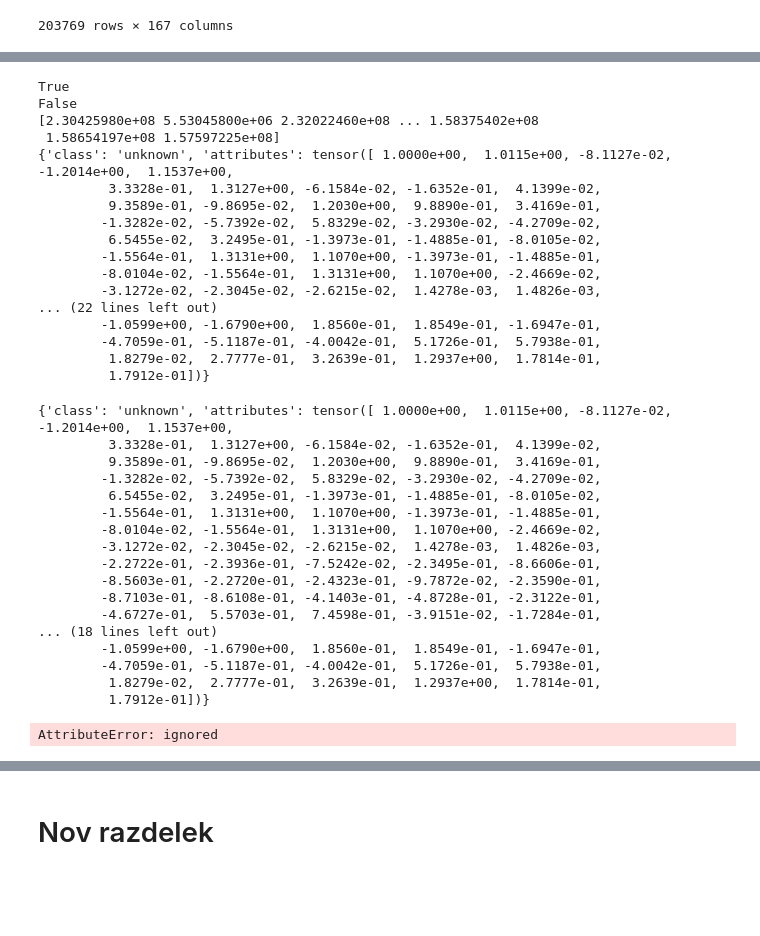
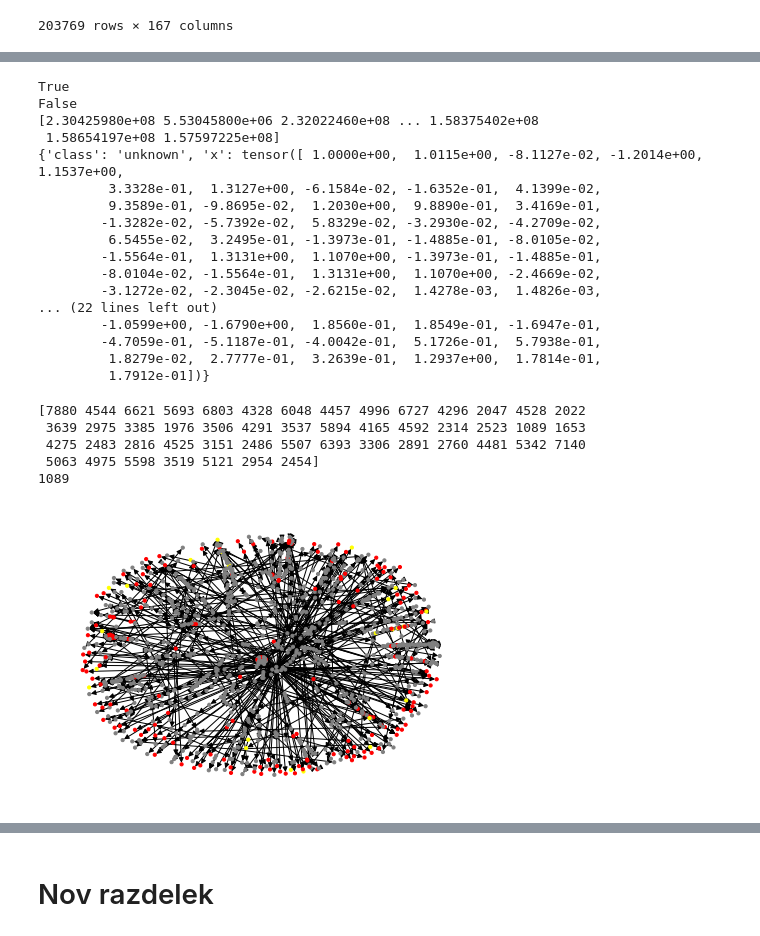
Before and after one commit to aleksgorica/MLGproject, a Jupyter notebook: Kopija_beležnice_MLGproject.ipynb, the cells around one changed output, grey strips where cells are left out. Drawn from its saved outputs; the diff is of its cells as text; code cells hidden in the pictures; blank space fills up the shorter version.

```diff
--- a/Kopija_beležnice_MLGproject.ipynb
+++ b/Kopija_beležnice_MLGproject.ipynb
@@ -83,8 +64,8 @@ features
 # %%
 
-G = nx.from_pandas_edgelist(edgelist, source='txId1', target='txId2', create_using=nx.DiGraph())
-print(nx.is_directed(G))
-G = G.to_undirected(reciprocal=False, as_view=False)
+Dir = nx.from_pandas_edgelist(edgelist, source='txId1', target='txId2', create_using=nx.DiGraph())
+print(nx.is_directed(Dir))
+G = Dir.to_undirected(reciprocal=False, as_view=False)
 print(nx.is_directed(G))
 nx.number_connected_components(G)
 
@@ -93,14 +74,14 @@ keys = features.values[:,0]
 rows = torch.Tensor(features.values[:, 1:])
 dick = dict(zip(keys, rows))
 print(keys)
-nx.set_node_attributes(G, dick, "attributes")
+nx.set_node_attributes(G, dick, "x")
 print(G.nodes[230460314])
 # %% [output]
 True
 False
 [2.30425980e+08 5.53045800e+06 2.32022460e+08 ... 1.58375402e+08
  1.58654197e+08 1.57597225e+08]
-{'class': 'unknown', 'attributes': tensor([ 1.0000e+00,  1.0115e+00, -8.1127e-02, -1.2014e+00,  1.1537e+00,
+{'class': 'unknown', 'x': tensor([ 1.0000e+00,  1.0115e+00, -8.1127e-02, -1.2014e+00,  1.1537e+00,
          3.3328e-01,  1.3127e+00, -6.1584e-02, -1.6352e-01,  4.1399e-02,
          9.3589e-01, -9.8695e-02,  1.2030e+00,  9.8890e-01,  3.4169e-01,
         -1.3282e-02, -5.7392e-02,  5.8329e-02, -3.2930e-02, -4.2709e-02,
@@ -113,37 +94,34 @@ False
         -4.7059e-01, -5.1187e-01, -4.0042e-01,  5.1726e-01,  5.7938e-01,
          1.8279e-02,  2.7777e-01,  3.2639e-01,  1.2937e+00,  1.7814e-01,
          1.7912e-01])}
-# %%
-print(G.nodes[230460314])
-
-A = sorted(nx.connected_components(G), key=len)
-S = []
-for sub in nx.connected_components(G):
-  s = G.subgraph(sub)
-  S.append(s)
-  nx.set_node_attributes(s, nx.get_node_attributes(s, "class").values())
-
-
-color_map = {"unknown": "grey", 1: "yellow", 2: "red"}
-print(S[0].nodes)
-colors = [color_map[node["class"]] for node in S[0].nodes]
-nx.draw(S[0], node_color=color_map)
-# %% [output]
-{'class': 'unknown', 'attributes': tensor([ 1.0000e+00,  1.0115e+00, -8.1127e-02, -1.2014e+00,  1.1537e+00,
-         3.3328e-01,  1.3127e+00, -6.1584e-02, -1.6352e-01,  4.1399e-02,
-         9.3589e-01, -9.8695e-02,  1.2030e+00,  9.8890e-01,  3.4169e-01,
-        -1.3282e-02, -5.7392e-02,  5.8329e-02, -3.2930e-02, -4.2709e-02,
-         6.5455e-02,  3.2495e-01, -1.3973e-01, -1.4885e-01, -8.0105e-02,
-        -1.5564e-01,  1.3131e+00,  1.1070e+00, -1.3973e-01, -1.4885e-01,
-        -8.0104e-02, -1.5564e-01,  1.3131e+00,  1.1070e+00, -2.4669e-02,
-        -3.1272e-02, -2.3045e-02, -2.6215e-02,  1.4278e-03,  1.4826e-03,
-        -2.2722e-01, -2.3936e-01, -7.5242e-02, -2.3495e-01, -8.6606e-01,
-        -8.5603e-01, -2.2720e-01, -2.4323e-01, -9.7872e-02, -2.3590e-01,
-        -8.7103e-01, -8.6108e-01, -4.1403e-01, -4.8728e-01, -2.3122e-01,
-        -4.6727e-01,  5.5703e-01,  7.4598e-01, -3.9151e-02, -1.7284e-01,
-... (18 lines left out)
-        -1.0599e+00, -1.6790e+00,  1.8560e-01,  1.8549e-01, -1.6947e-01,
-        -4.7059e-01, -5.1187e-01, -4.0042e-01,  5.1726e-01,  5.7938e-01,
-         1.8279e-02,  2.7777e-01,  3.2639e-01,  1.2937e+00,  1.7814e-01,
-         1.7912e-01])}
-AttributeError: ignored
+# %%
+A = sorted(nx.connected_components(G), key=len)
+S = []
+attClass = nx.get_node_attributes(G, "class")
+attAttributes = nx.get_node_attributes(G, "x")
+
+for sub in nx.connected_components(G):
+  s = Dir.subgraph(sub).copy()
+  S.append(s)
+  attrClass = dict((k, attClass[k]) for k in s.nodes)
+  attrAttributes = dict((k, attAttributes[k]) for k in s.nodes)
+
+  nx.set_node_attributes(s, attrClass, "class")
+  nx.set_node_attributes(s, attrAttributes, "x")
+# %%
+kl = np.array([len(s.nodes) for s in S])
+print(kl)
+ind = np.argmin(kl)
+print(kl[ind])
+# %% [output]
+[7880 4544 6621 5693 6803 4328 6048 4457 4996 6727 4296 2047 4528 2022
+ 3639 2975 3385 1976 3506 4291 3537 5894 4165 4592 2314 2523 1089 1653
+ 4275 2483 2816 4525 3151 2486 5507 6393 3306 2891 2760 4481 5342 7140
+ 5063 4975 5598 3519 5121 2954 2454]
+1089
+# %%
+color_map = {"unknown": "grey", "1": "yellow", "2": "red"}
+colors = [color_map[G.nodes[node]["class"]] for node in S[ind].nodes]
+nx.draw(S[ind], node_color=colors, node_size=10)
+# %% [output]
+[figure, added]
```
Also changed, not shown: parts of 8 cells of this notebook.
